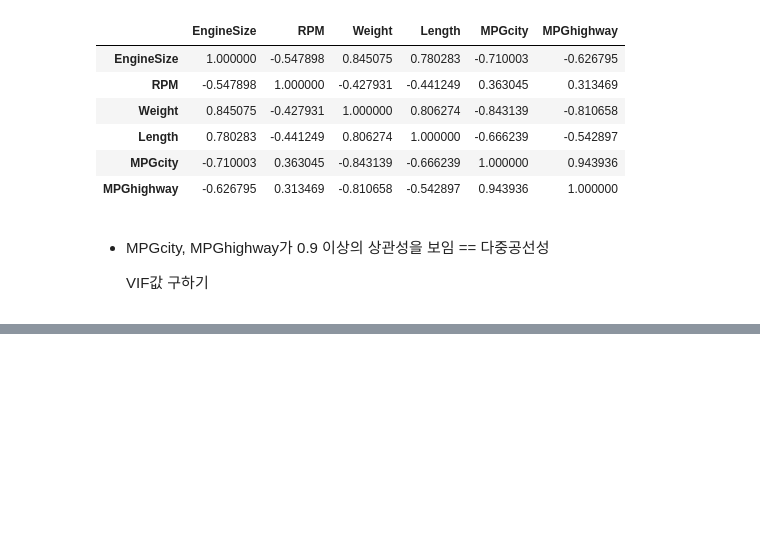
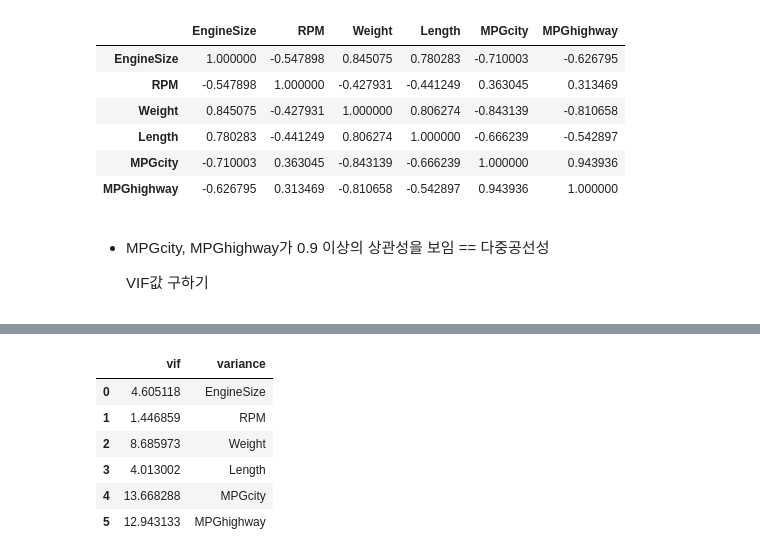
Before and after one commit to sai-with/ADP_prac, a Jupyter notebook: statics/LinearReg.ipynb, the cells around one changed output, grey strips where cells are left out. Cells and saved outputs as stored; diff of their text form; code cells hidden in the pictures; blank space fills up the shorter version.

```diff
--- a/statics/LinearReg.ipynb
+++ b/statics/LinearReg.ipynb
@@ -213,5 +216,14 @@ y, x = dmatrices('Price ~ EngineSize + RPM + Weight + Length + MPGcity + MPGhigh
 # %%
 # 독립변수끼리의 VIF값을 계산하여 데이터프레임으로 만드는 과정
 vif_list = []
-for i in range(1, len(x.colums)):
-    vif_list.append(variance_inflation_factor(x.values, i), x.colums[i])
+for i in range(1, len(x.columns)): # 각 변수를 제외한 R2값을 비교하는 개념
+    vif_list.append([variance_inflation_factor(x.values, i), x.columns[i]]) # variance_inflation_factor(x값, x인덱스)
+pd.DataFrame(vif_list, columns=['vif', 'variance'])
+# %% [output]
+|  | vif | variance |
+| 0 | 4.605118 | EngineSize |
+| 1 | 1.446859 | RPM |
+| 2 | 8.685973 | Weight |
+| 3 | 4.013002 | Length |
+| 4 | 13.668288 | MPGcity |
+| 5 | 12.943133 | MPGhighway |
```
Also changed, not shown: parts of 12 cells of this notebook, 4 other files.
